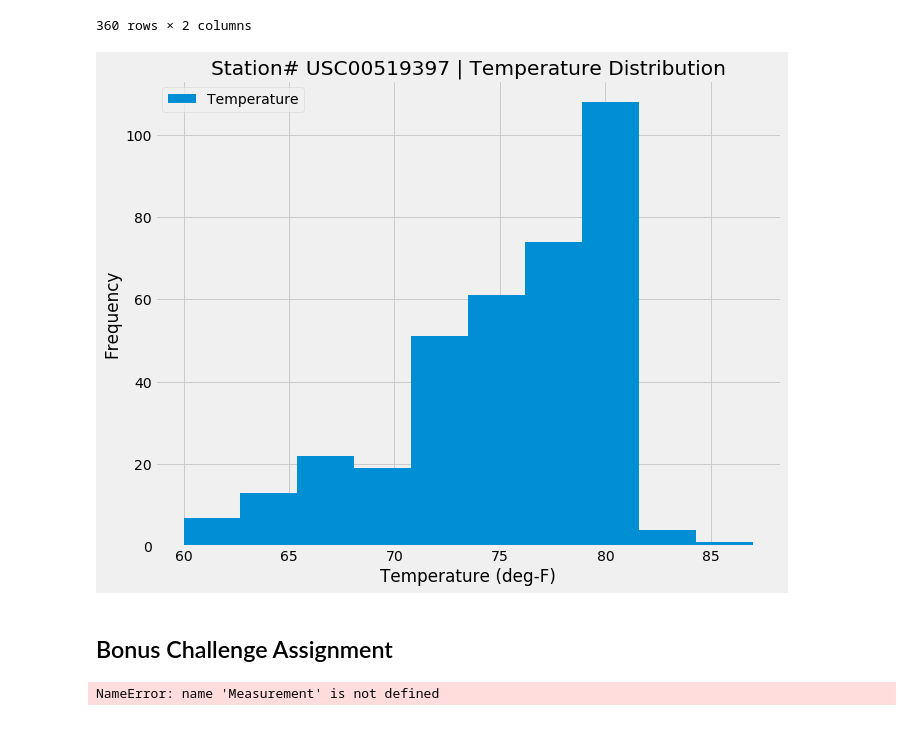
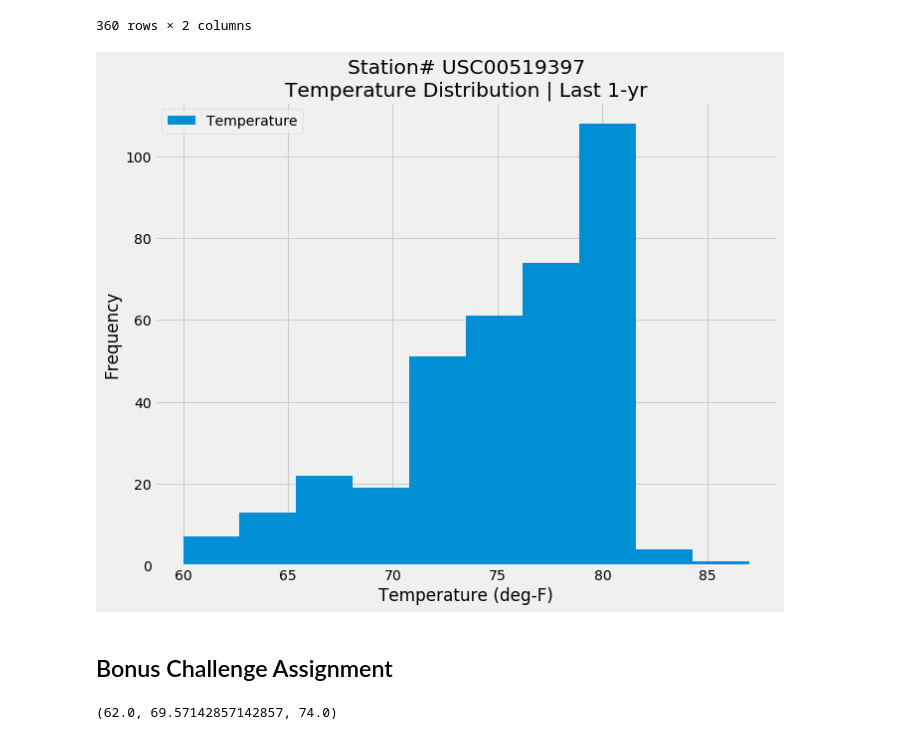
Before and after one commit to HenryNguyenLe/SQLAlchemy_Challenge, a Jupyter notebook: climate_starter.ipynb, the cells around one changed output. Saved outputs shown, nothing was run; the diff lists cells and outputs as text; code cells hidden in the pictures.

```diff
--- a/climate_starter.ipynb
+++ b/climate_starter.ipynb
@@ -232,16 +232,16 @@ rectemp_df
 # %%
 # plot the results as a histogram
 rectemp_df.hist(figsize=(10, 8))
 plt.legend(['Temperature'])
 plt.xlabel('Temperature (deg-F)')
 plt.ylabel('Frequency')
 
 # I like to build a flexible code where things change when database is changed
 # so I create f-string with changeable station name to plot and to export graph
-plt.title(f'Station# {rectemp_st_name} | Temperature Distribution')
-plt.savefig(f'Images/{rectemp_st_name}_Temp_Histogram.png')
+plt.title(f'Station# {rectemp_st_name}\nTemperature Distribution | Last 1-yr')
+plt.savefig(f'Images/{rectemp_st_name}_Temp_Histogram_1yr.png')
 # %% [output]
-[figure, old version]
+[figure, new version]
 # %% [markdown]
 ## Bonus Challenge Assignment
 # %%
@@ -258,13 +258,13 @@ def calc_temps(start_date, end_date):
         TMIN, TAVE, and TMAX
     """
 
-    return session.query(func.min(Measurement.tobs), func.avg(Measurement.tobs), func.max(Measurement.tobs)).\
-        filter(Measurement.date >= start_date).filter(Measurement.date <= end_date).all()
+    return session.query(func.min(measurement.tobs), func.avg(measurement.tobs), func.max(measurement.tobs)).\
+        filter(measurement.date >= start_date).filter(measurement.date <= end_date).first()
 
 # function usage example
 print(calc_temps('2012-02-28', '2012-03-05'))
 # %% [output]
-NameError: name 'Measurement' is not defined
+(62.0, 69.57142857142857, 74.0)
 # %%
 # Use your previous function `calc_temps` to calculate the tmin, tavg, and tmax
 # for your trip using the previous year's data for those same dates.
```
